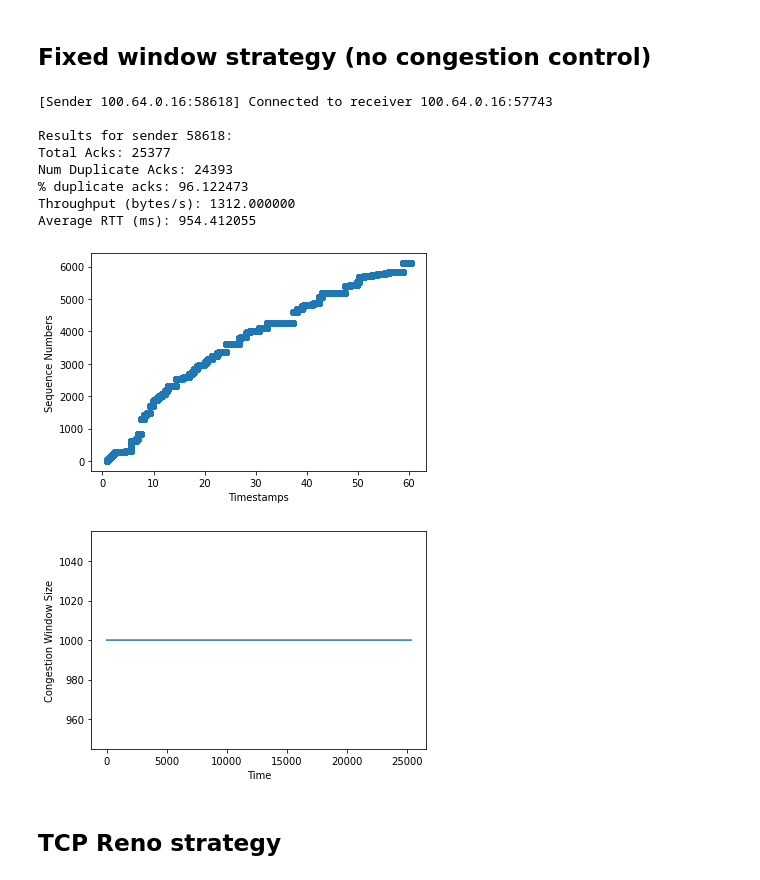
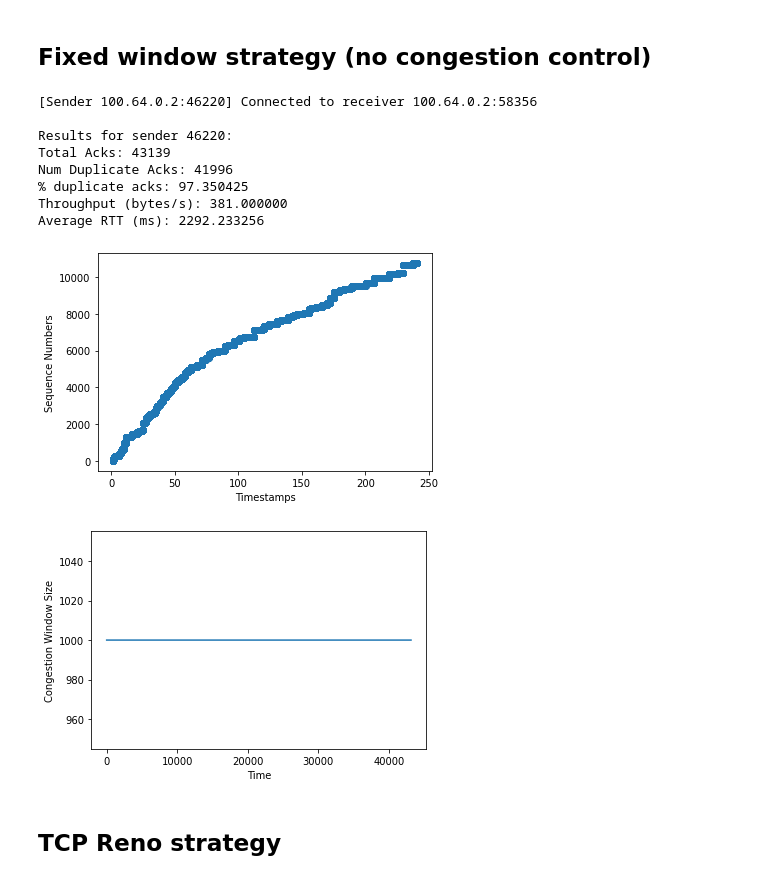
Before and after one commit to hreyesm/demonstrating-congestion-control, a Jupyter notebook: probabilistic-tcp-ip-congestion-control-algorithm.ipynb, the cells around one changed output. Cells and saved outputs as stored; diff of their text form; code cells hidden in the pictures.

```diff
--- a/probabilistic-tcp-ip-congestion-control-algorithm.ipynb
+++ b/probabilistic-tcp-ip-congestion-control-algorithm.ipynb
@@ -30,27 +30,27 @@ mahimahi_settings = {
 # %% [markdown]
 ## Fixed window strategy (no congestion control)
 # %%
-seconds_to_run = 60
+seconds_to_run = 240
 cwnd = 1000
 
 port = get_open_udp_port()
 
 run_with_mahi_settings(
     mahimahi_settings,
     seconds_to_run,
     [Sender(port, FixedWindowStrategy(cwnd))],
 )
 # %% [output]
-[Sender 100.64.0.16:58618] Connected to receiver 100.64.0.16:57743
+[Sender 100.64.0.2:46220] Connected to receiver 100.64.0.2:58356
 
-Results for sender 58618:
-Total Acks: 25377
-Num Duplicate Acks: 24393
-% duplicate acks: 96.122473
-Throughput (bytes/s): 1312.000000
-Average RTT (ms): 954.412055
+Results for sender 46220:
+Total Acks: 43139
+Num Duplicate Acks: 41996
+% duplicate acks: 97.350425
+Throughput (bytes/s): 381.000000
+Average RTT (ms): 2292.233256
-[figure, old version]
+[figure, new version]
-[figure, old version]
+[figure, new version]
 # %% [markdown]
 ## TCP Reno strategy
 # %%
```
Also changed, not shown: parts of 1 cell of this notebook, 1 other file.
